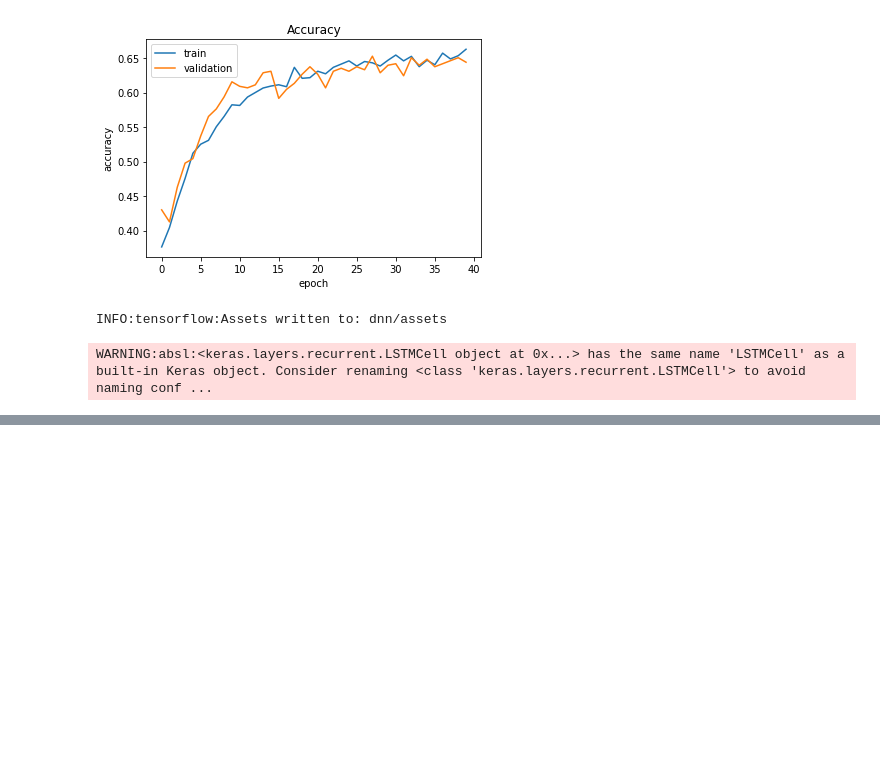
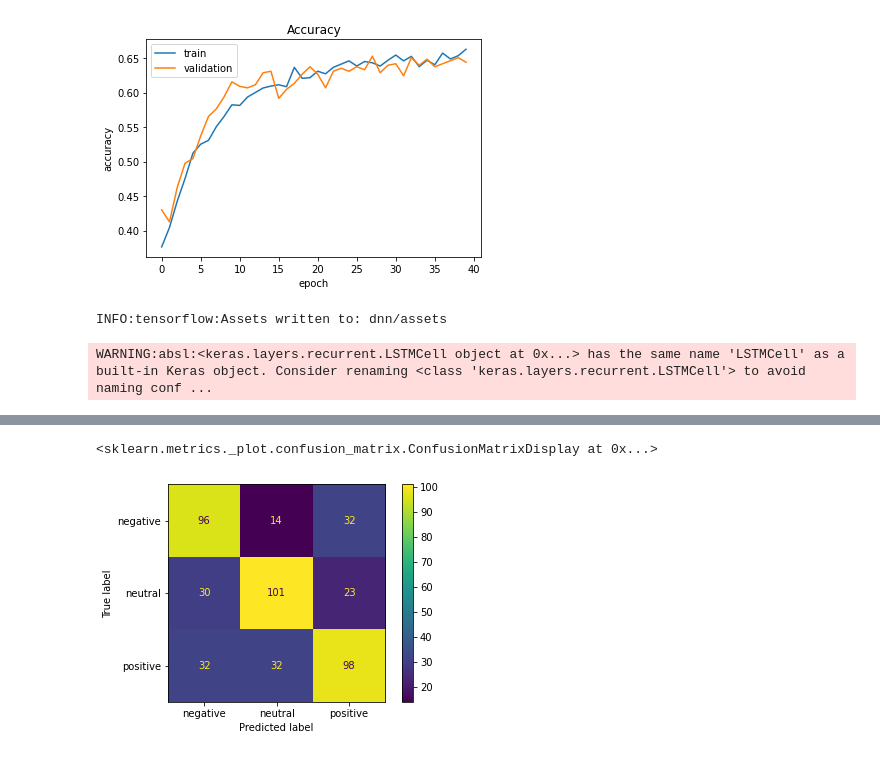
Before and after one commit to rosshalpin/AdvancedML, a Jupyter notebook: DNN.ipynb, the cells around one changed output, grey strips where cells are left out. Drawn from its saved outputs; the diff is of its cells as text; code cells hidden in the pictures; blank space fills up the shorter version.

Commit message:
Added confusion matrix and classification report

```diff
--- a/DNN.ipynb
+++ b/DNN.ipynb
@@ -140,3 +123,12 @@ model.save('dnn')
 # %% [output]
 INFO:tensorflow:Assets written to: dnn/assets
 WARNING:absl:<keras.layers.recurrent.LSTMCell object at 0x...> has the same name 'LSTMCell' as a built-in Keras object. Consider renaming <class 'keras.layers.recurrent.LSTMCell'> to avoid naming conf ...
+# %%
+from tensorflow import keras
+
+try:
+  model = keras.models.load_model('dnn')
+except:
+  model = None
+# %%
+y_pred = model.predict(X_test)
@@ -142,0 +145,25 @@ WARNING:absl:<keras.layers.recurrent.LSTMCell object at 0x...> has the same name
+# %%
+import operator
+# negative, neutral, positive
+
+def get_sentiment(values):
+  max_index, max_value = max(enumerate(values), key=operator.itemgetter(1))
+  if max_index == 0:
+    return "negative"
+  if max_index == 1:
+    return "neutral"
+  if max_index == 2:
+    return "positive"
+  return "mixed"
+# %%
+y_pred = pd.DataFrame([get_sentiment(vals) for vals in y_pred])[0]
+y_test = pd.DataFrame([get_sentiment(vals) for vals in y_test])[0]
+# %%
+from sklearn.metrics import confusion_matrix, ConfusionMatrixDisplay
+
+cm = confusion_matrix(y_test, y_pred)
+cmd = ConfusionMatrixDisplay(cm, display_labels=["negative", "neutral", "positive"])
+cmd.plot()
+# %% [output]
+<sklearn.metrics._plot.confusion_matrix.ConfusionMatrixDisplay at 0x...>
+[figure, added]
```
Also changed, not shown: parts of 3 cells of this notebook.
